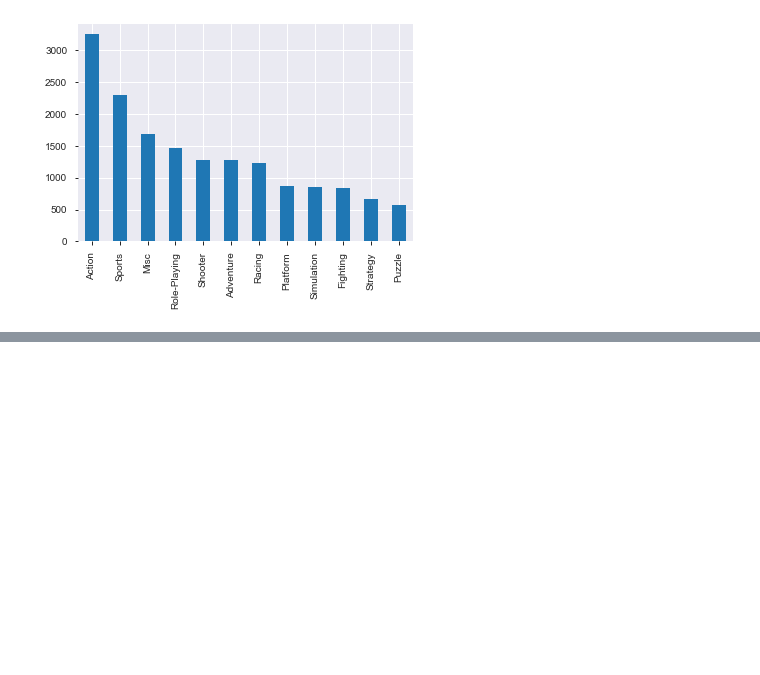
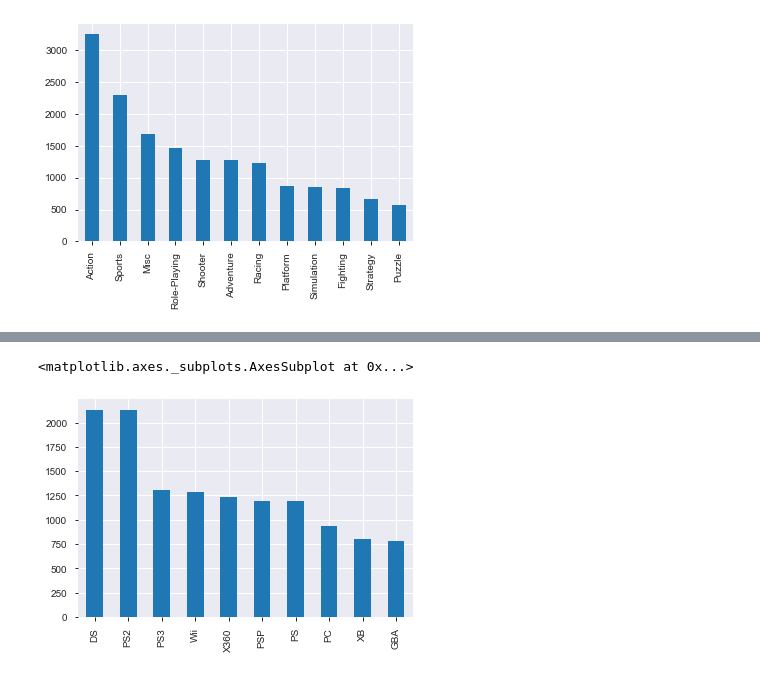
Before and after one commit to cmagapu/Exploratory-Data-Analysis, a Jupyter notebook: Project.ipynb, the cells around one changed output, grey strips where cells are left out. Saved outputs shown, nothing was run; the diff lists cells and outputs as text; code cells hidden in the pictures; blank space fills up the shorter version.

```diff
--- a/Project.ipynb
+++ b/Project.ipynb
@@ -87,0 +119,6 @@ df['Platform'].value_counts().plot(kind='bar')
+# %%
+#top 10 platforms
+df['Platform'].value_counts(sort=True)[:10].plot(kind='bar')
+# %% [output]
+<matplotlib.axes._subplots.AxesSubplot at 0x...>
+[figure, added]
```
Also changed, not shown: parts of 11 cells of this notebook.
